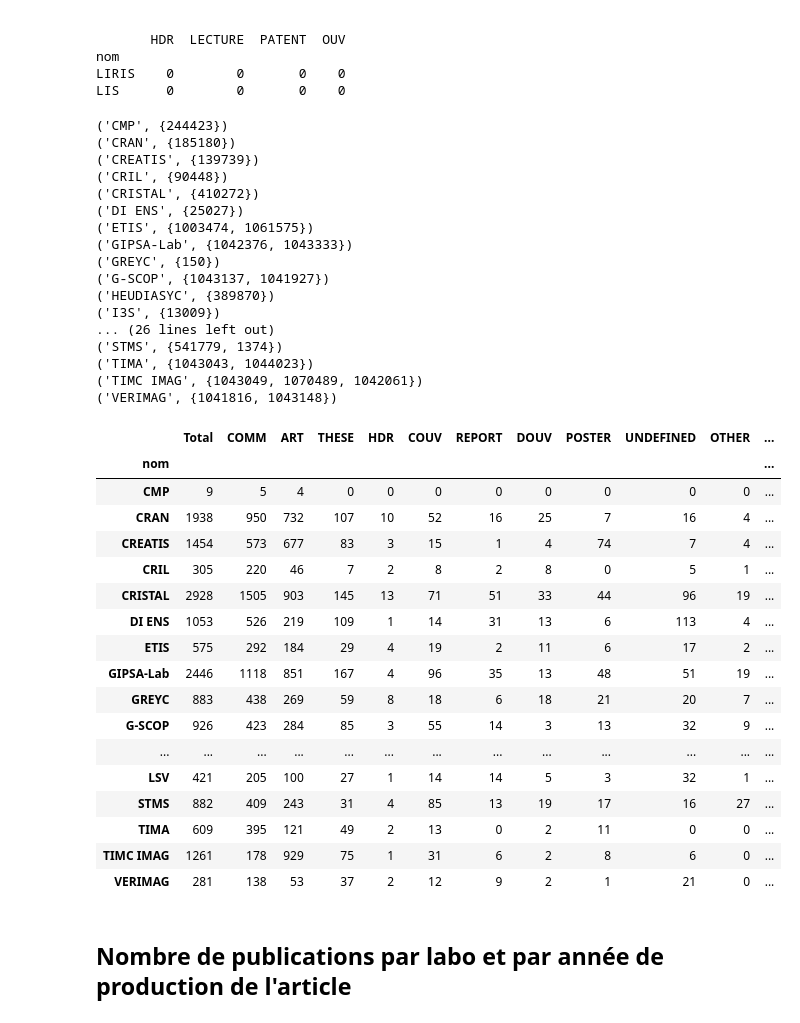
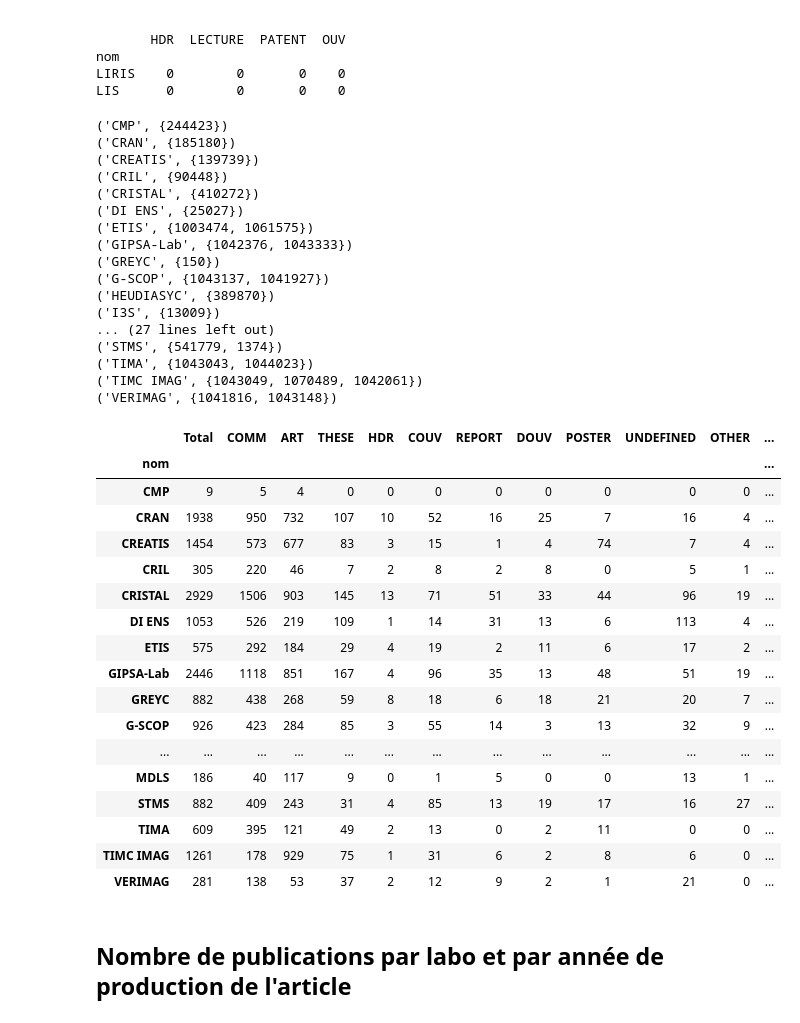
Before and after one commit to pbellot/HALPublications, a Jupyter notebook: HAL.ipynb, the cells around one changed output. Saved outputs shown, nothing was run; the diff lists cells and outputs as text; code cells hidden in the pictures.

```diff
--- a/HAL.ipynb
+++ b/HAL.ipynb
@@ -139,47 +121,50 @@ for labo in listeLabosINS2I:
     for id in labo[1]:
         #print (id)
         recherche= "structId_i:"+str(id)+"&fq=producedDateY_i:[2016 TO 2020]&rows=0&indent=true&wt=json&facet=true&facet.pivot=docType_s"
-        reponses = requests.get("https://api.archives-ouvertes.fr/search/CNRS/?q="+recherche, timeout=None)
+        try:
+            reponses = requests.get("https://api.archives-ouvertes.fr/search/CNRS/?q="+recherche, timeout=(300,300))
+        except requests.ReadTimeout:
+            print ("temps limite atteint")
         j = json.loads(reponses.text)
         #print(json.dumps(j, indent=3))
         for donnees in  j['facet_counts']['facet_pivot']['docType_s']:
             if donnees['value'] in statsLabo: #on ne conserve les stats que pour les types choisis à l'initialisation du dataframe
                 statsLabo.loc[labo[0]][donnees['value']] += donnees['count']
         #print("Nombre documents trouvés : ",j['response']['numFound'])
         statsLabo.loc[labo[0]].Total += j['response']['numFound']
 display(statsLabo)
 # %% [output]
 ('CMP', {244423})
 ('CRAN', {185180})
 ('CREATIS', {139739})
 ('CRIL', {90448})
 ('CRISTAL', {410272})
 ('DI ENS', {25027})
 ('ETIS', {1003474, 1061575})
 ('GIPSA-Lab', {1042376, 1043333})
 ('GREYC', {150})
 ('G-SCOP', {1043137, 1041927})
 ('HEUDIASYC', {389870})
 ('I3S', {13009})
-... (26 lines left out)
+... (27 lines left out)
 ('STMS', {541779, 1374})
 ('TIMA', {1043043, 1044023})
 ('TIMC IMAG', {1043049, 1070489, 1042061})
 ('VERIMAG', {1041816, 1043148})
 |  | Total | COMM | ART | THESE | HDR | COUV | REPORT | DOUV | POSTER | UNDEFINED | OTHER | ... |
 | nom |  |  |  |  |  |  |  |  |  |  |  | ... |
 | CMP | 9 | 5 | 4 | 0 | 0 | 0 | 0 | 0 | 0 | 0 | 0 | ... |
 | CRAN | 1938 | 950 | 732 | 107 | 10 | 52 | 16 | 25 | 7 | 16 | 4 | ... |
 | CREATIS | 1454 | 573 | 677 | 83 | 3 | 15 | 1 | 4 | 74 | 7 | 4 | ... |
 | CRIL | 305 | 220 | 46 | 7 | 2 | 8 | 2 | 8 | 0 | 5 | 1 | ... |
-| CRISTAL | 2928 | 1505 | 903 | 145 | 13 | 71 | 51 | 33 | 44 | 96 | 19 | ... |
+| CRISTAL | 2929 | 1506 | 903 | 145 | 13 | 71 | 51 | 33 | 44 | 96 | 19 | ... |
 | DI ENS | 1053 | 526 | 219 | 109 | 1 | 14 | 31 | 13 | 6 | 113 | 4 | ... |
 | ETIS | 575 | 292 | 184 | 29 | 4 | 19 | 2 | 11 | 6 | 17 | 2 | ... |
 | GIPSA-Lab | 2446 | 1118 | 851 | 167 | 4 | 96 | 35 | 13 | 48 | 51 | 19 | ... |
-| GREYC | 883 | 438 | 269 | 59 | 8 | 18 | 6 | 18 | 21 | 20 | 7 | ... |
+| GREYC | 882 | 438 | 268 | 59 | 8 | 18 | 6 | 18 | 21 | 20 | 7 | ... |
 | G-SCOP | 926 | 423 | 284 | 85 | 3 | 55 | 14 | 3 | 13 | 32 | 9 | ... |
 | ... | ... | ... | ... | ... | ... | ... | ... | ... | ... | ... | ... | ... |
-| LSV | 421 | 205 | 100 | 27 | 1 | 14 | 14 | 5 | 3 | 32 | 1 | ... |
+| MDLS | 186 | 40 | 117 | 9 | 0 | 1 | 5 | 0 | 0 | 13 | 1 | ... |
 | STMS | 882 | 409 | 243 | 31 | 4 | 85 | 13 | 19 | 17 | 16 | 27 | ... |
 | TIMA | 609 | 395 | 121 | 49 | 2 | 13 | 0 | 2 | 11 | 0 | 0 | ... |
 | TIMC IMAG | 1261 | 178 | 929 | 75 | 1 | 31 | 6 | 2 | 8 | 6 | 0 | ... |
```
Also changed, not shown: parts of 17 cells of this notebook, 2 other files.
